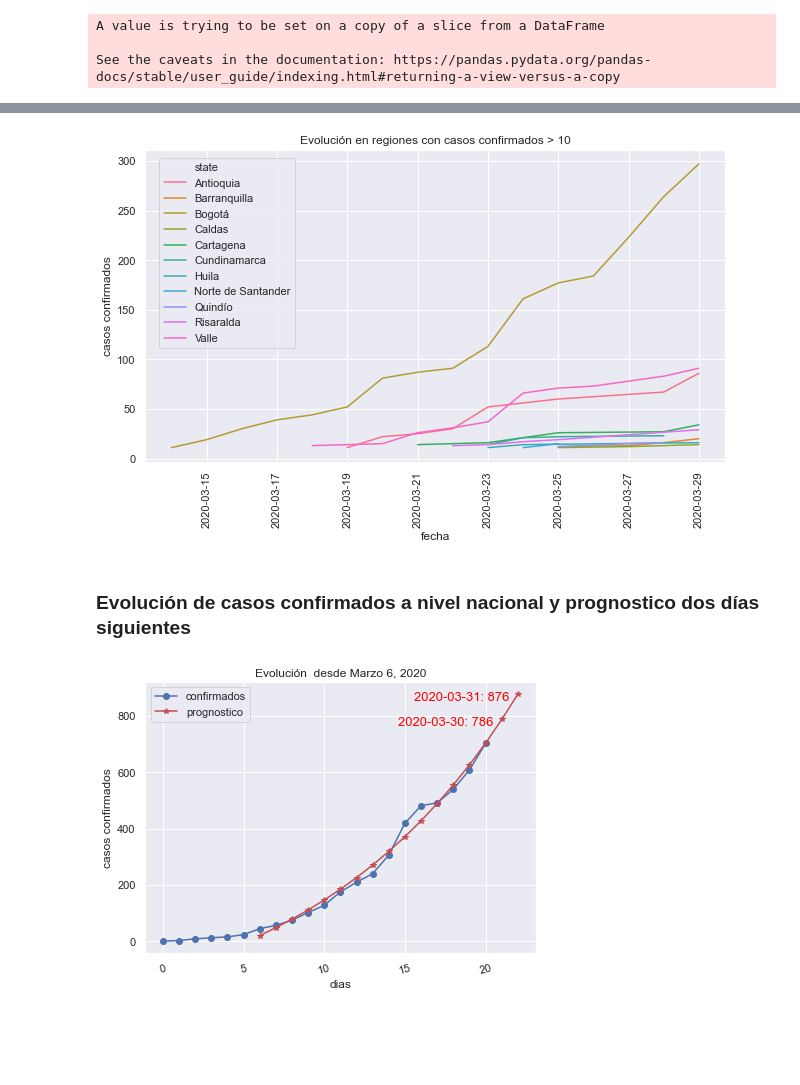
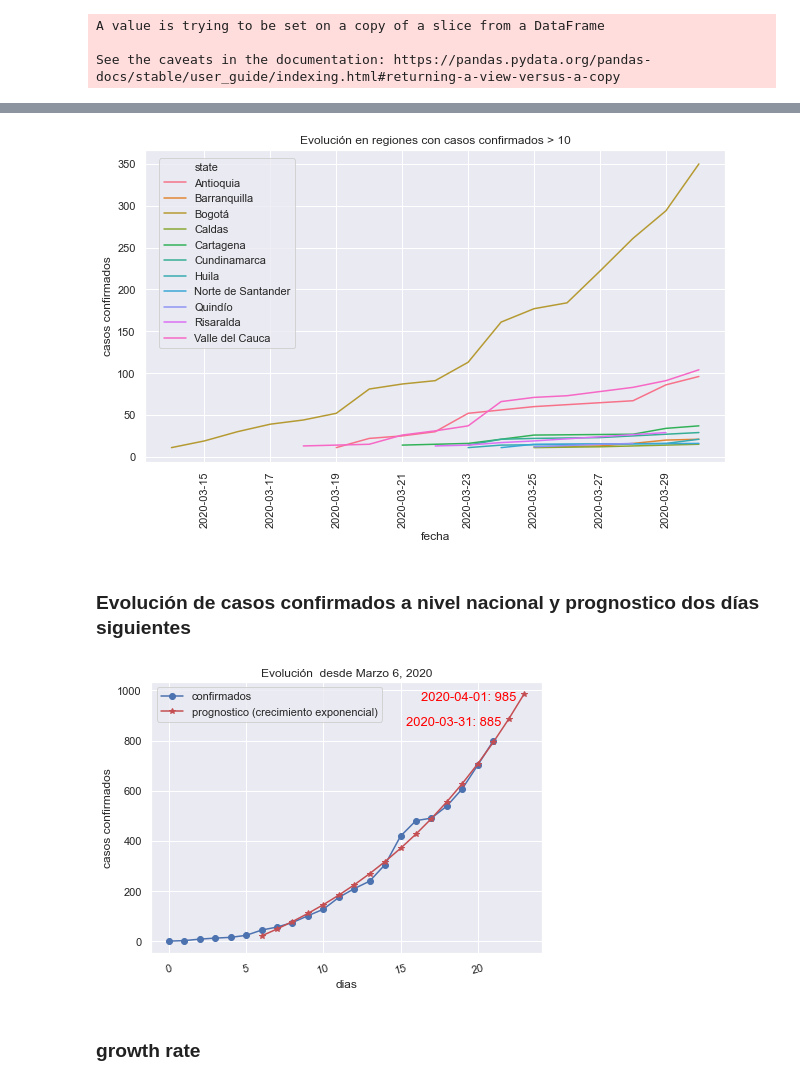
Before and after one commit to cesarliz10/covid_colombia, a Jupyter notebook: Analisis casos identificados covid-19 Colombia.ipynb, the cells around one changed output, grey strips where cells are left out. Saved outputs shown, nothing was run; the diff lists cells and outputs as text; code cells hidden in the pictures; blank space fills up the shorter version.

```diff
--- a/Analisis casos identificados covid-19 Colombia.ipynb
+++ b/Analisis casos identificados covid-19 Colombia.ipynb
@@ -15,6 +15,6 @@ import seaborn as sns
 import matplotlib.pyplot as plt
 from scipy.optimize import curve_fit
 # %%
-confirmed_cases = pd.read_csv("casos_03_29.csv")
+confirmed_cases = pd.read_csv("casos_03_30.csv")
 confirmed_cases
 # %% [output]
@@ -85,7 +85,7 @@ plt.title('Evolución en regiones con casos confirmados > 10')
 plt.tight_layout()
 plt.savefig('evolucion_por_departamentos.png')
 # %% [output]
-[figure, old version]
+[figure, new version]
 # %% [markdown]
 ###  Evolución de casos confirmados a nivel nacional y prognostico dos días siguientes
 # %%
@@ -97,7 +97,7 @@ df_daily = ( df.groupby(['date'])
 df_daily['cum_sum'] = pd.Series([df_daily['new_daily'].iloc[:i+1].sum() for i in df_daily.index])
 # %%
 def exp_func(x, a, b, c):
-    return a*np.exp(-b*x)+c
+    return a*np.exp(b*x)+c
 
 mask = df_daily.cum_sum >= 40
 x=df_daily[mask].index
@@ -110,17 +110,20 @@ yy=exp_func(xx, *popt)
 # %%
 f2 = plt.figure(figsize=(7,5))
 plt.plot(df_daily.index, df_daily.cum_sum, 'o-',label='confirmados')
 for i in [1,2]:
     date = (df.date.max() +dt.timedelta(days=i)).strftime('%Y-%m-%d')
     plt.text(xx[-3+i]-0.5, yy[-3+i]+10, f'{date}: {int(yy[-3+i])}', {'color': 'red', 'fontsize': 13}, va="top", ha="right")
-plt.plot(xx, yy, '*-',c='r',label='prognostico')
+plt.plot(xx, yy, '*-',c='r',label='prognostico (crecimiento exponencial)')
+
 plt.xticks(rotation=15)
 plt.xlabel('dias')
 plt.ylabel('casos confirmados')
 plt.title('Evolución  desde Marzo 6, 2020')
 plt.grid(True)
 plt.legend()
 plt.savefig('evolucion.png')
 plt.show()
 # %% [output]
-[figure, old version]
+[figure, new version]
+# %% [markdown]
+### growth rate
```
Also changed, not shown: parts of 5 cells of this notebook, 4 other files.
